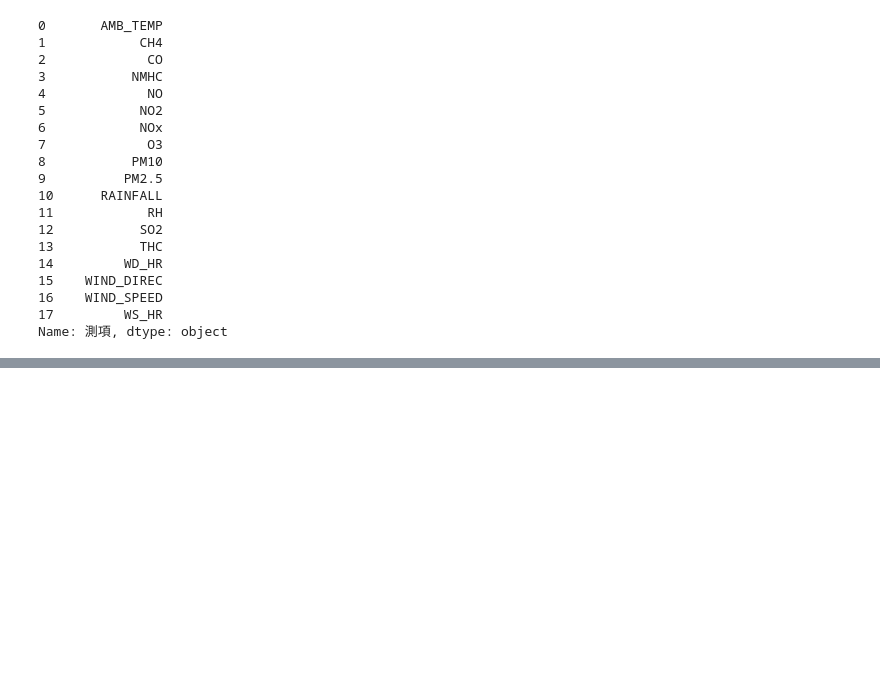
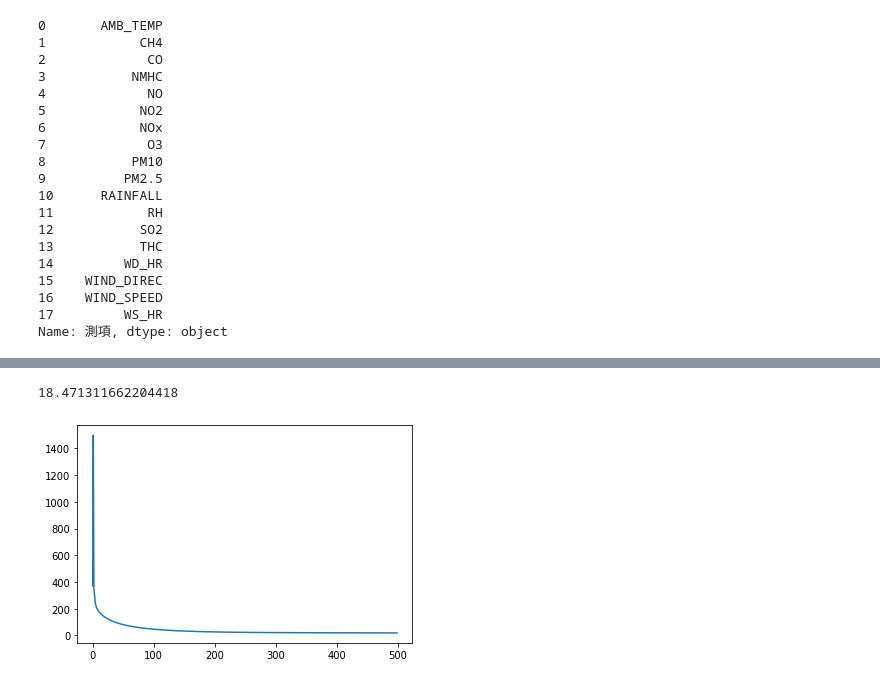
Before and after one commit to dougaoyang/ml_ex, a Jupyter notebook: hw1/hw1.ipynb, the cells around one changed output, grey strips where cells are left out. Saved outputs shown, nothing was run; the diff lists cells and outputs as text; code cells hidden in the pictures; blank space fills up the shorter version.

```diff
--- a/hw1/hw1.ipynb
+++ b/hw1/hw1.ipynb
@@ -100,0 +100,9 @@ print(y)
+# %%
+# 分隔数据集为训练集和验证集
+import math
+
+row = math.floor(len(x) * 0.8)
+x_train = x[: row, :]
+y_train = y[: row, :]
+x_valid = x[row: , :]
+y_valid = y[row: , :]
@@ -100,0 +140,17 @@ print(y)
+# %%
+# ada grade
+def ada_grad(x, y, alpha, lam=0, iters=500):
+    x = np.concatenate((np.ones((x.shape[0],1)), x), axis=1)
+    theta = np.zeros((x.shape[1], 1))
+
+    s_grad = np.zeros((x.shape[1], 1))
+    cost_list = []
+    eps = 0.0000000001
+    for i in range(iters):
+        cost, grad = cost_function(x, y, theta, lam)
+        s_grad += grad**2
+        ada = np.sqrt(s_grad + eps)
+        theta = theta - (alpha/ada) * grad
+        cost_list.append(cost)
+
+    return theta, cost_list
@@ -100,0 +172,9 @@ print(y)
+# %%
+_, ada_cost_list = ada_grad(x_train, y_train, 1, iters=500)
+
+plt.figure()
+plt.plot(range(len(ada_cost_list)), ada_cost_list)
+print(ada_cost_list[-1])
+# %% [output]
+18.471311662204418
+[figure, added]
```
Also changed, not shown: parts of 12 cells of this notebook, 2 other files.
